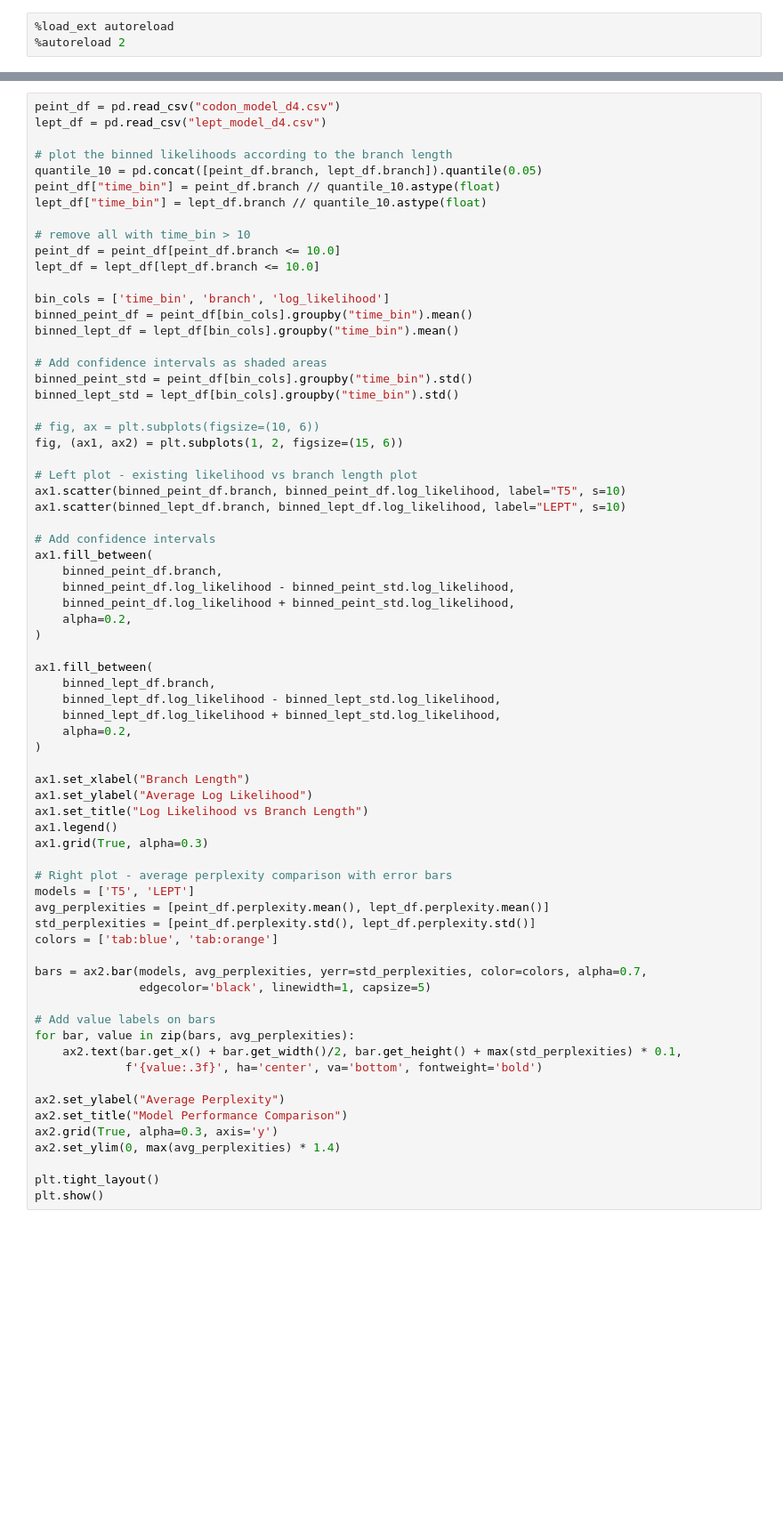
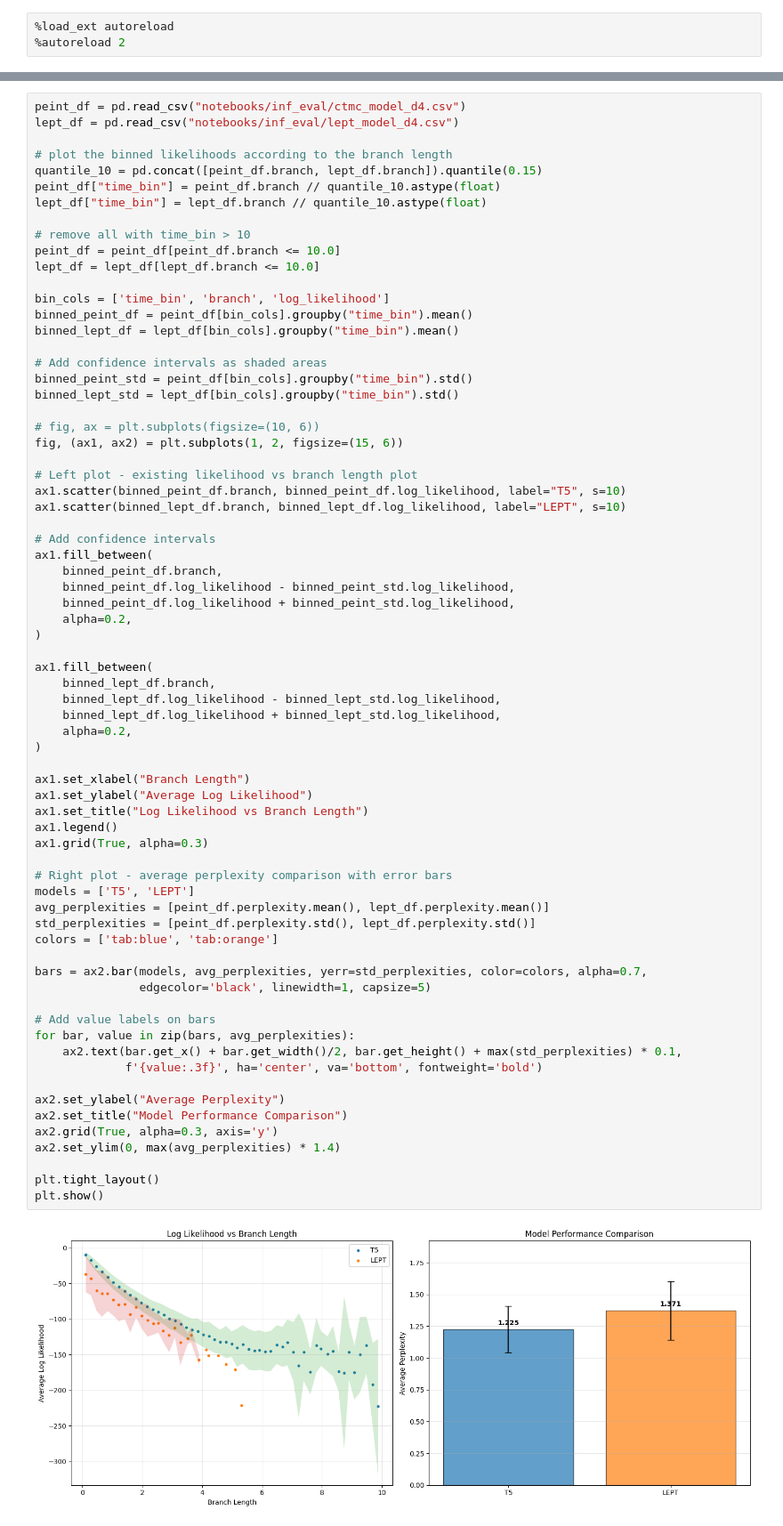
Before and after one commit to thematrixmaster/cosine, a Jupyter notebook: notebooks/eval_lept_model.ipynb, the cells around one changed output, grey strips where cells are left out. Shown at 89% size. Saved outputs shown, nothing was run; the diff lists cells and outputs as text; blank space fills up the shorter version.

```diff
--- a/notebooks/eval_lept_model.ipynb
+++ b/notebooks/eval_lept_model.ipynb
@@ -132,9 +137,9 @@ df
 # %%
-peint_df = pd.read_csv("codon_model_d4.csv")
-lept_df = pd.read_csv("lept_model_d4.csv")
+peint_df = pd.read_csv("notebooks/inf_eval/ctmc_model_d4.csv")
+lept_df = pd.read_csv("notebooks/inf_eval/lept_model_d4.csv")
 
 # plot the binned likelihoods according to the branch length
-quantile_10 = pd.concat([peint_df.branch, lept_df.branch]).quantile(0.05)
+quantile_10 = pd.concat([peint_df.branch, lept_df.branch]).quantile(0.15)
 peint_df["time_bin"] = peint_df.branch // quantile_10.astype(float)
 lept_df["time_bin"] = lept_df.branch // quantile_10.astype(float)
 
@@ -172,30 +177,32 @@ ax1.fill_between(
     alpha=0.2,
 )
 
 ax1.set_xlabel("Branch Length")
 ax1.set_ylabel("Average Log Likelihood")
 ax1.set_title("Log Likelihood vs Branch Length")
 ax1.legend()
 ax1.grid(True, alpha=0.3)
 
 # Right plot - average perplexity comparison with error bars
 models = ['T5', 'LEPT']
 avg_perplexities = [peint_df.perplexity.mean(), lept_df.perplexity.mean()]
 std_perplexities = [peint_df.perplexity.std(), lept_df.perplexity.std()]
 colors = ['tab:blue', 'tab:orange']
 
 bars = ax2.bar(models, avg_perplexities, yerr=std_perplexities, color=colors, alpha=0.7,
                edgecolor='black', linewidth=1, capsize=5)
 
 # Add value labels on bars
 for bar, value in zip(bars, avg_perplexities):
     ax2.text(bar.get_x() + bar.get_width()/2, bar.get_height() + max(std_perplexities) * 0.1,
              f'{value:.3f}', ha='center', va='bottom', fontweight='bold')
 
 ax2.set_ylabel("Average Perplexity")
 ax2.set_title("Model Performance Comparison")
 ax2.grid(True, alpha=0.3, axis='y')
 ax2.set_ylim(0, max(avg_perplexities) * 1.4)
 
 plt.tight_layout()
 plt.show()
+# %% [output]
+[figure, added]
```
Also changed, not shown: parts of 8 cells of this notebook, 2 other files.
